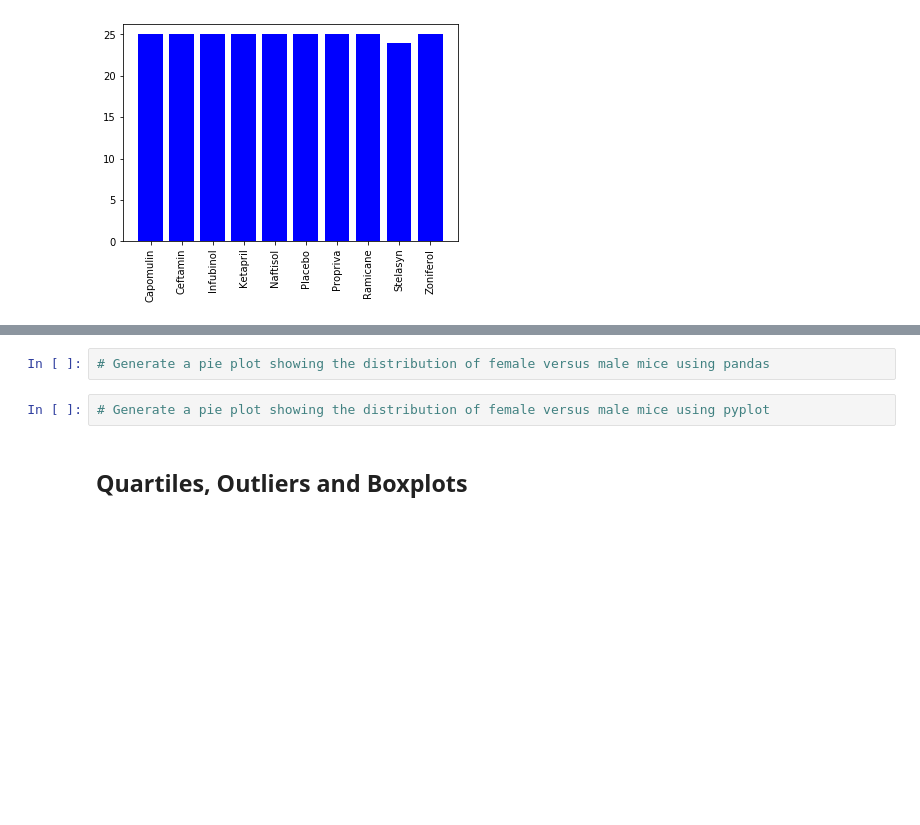
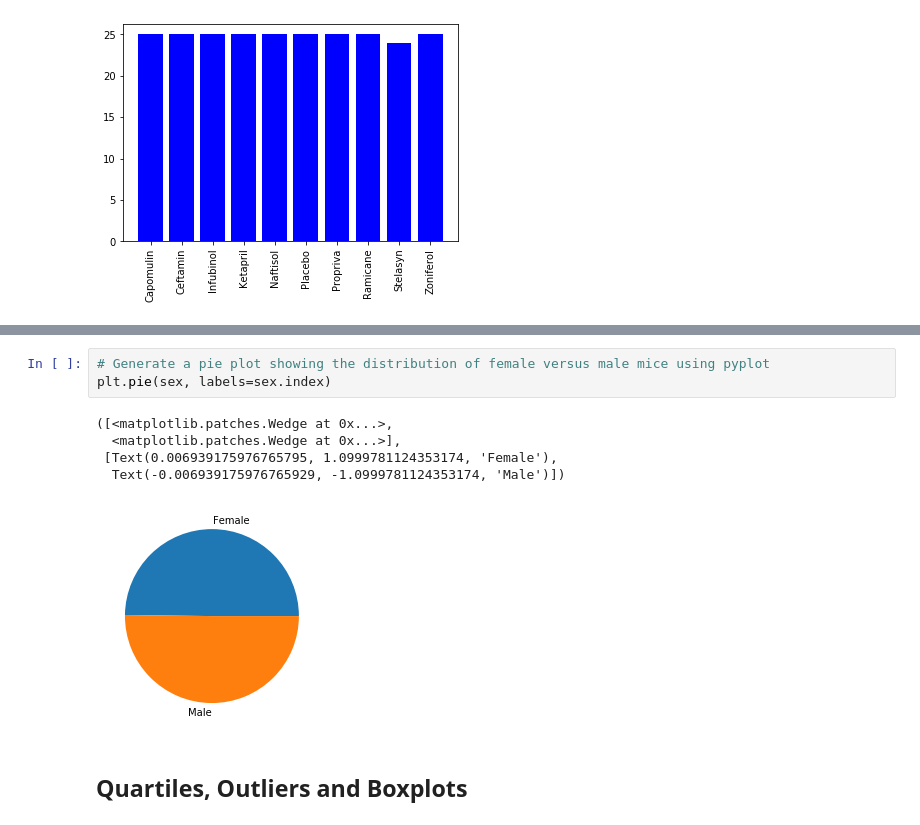
Before and after one commit to mbustillos329/matplotlib-homework, a Jupyter notebook: Pymaceuticals/pymaceuticals_starter.ipynb, the cells around one changed output, grey strips where cells are left out. Saved outputs shown, nothing was run; the diff lists cells and outputs as text; blank space fills up the shorter version.

```diff
--- a/Pymaceuticals/pymaceuticals_starter.ipynb
+++ b/Pymaceuticals/pymaceuticals_starter.ipynb
@@ -191,6 +199,11 @@ Index(['Capomulin', 'Ceftamin', 'Infubinol', 'Ketapril', 'Naftisol', 'Placebo',
 # %%
-# Generate a pie plot showing the distribution of female versus male mice using pandas
+# Generate a pie plot showing the distribution of female versus male mice using pyplot
+plt.pie(sex, labels=sex.index)
+# %% [output]
+([<matplotlib.patches.Wedge at 0x...>,
+  <matplotlib.patches.Wedge at 0x...>],
+ [Text(0.006939175976765795, 1.0999781124353174, 'Female'),
+  Text(-0.006939175976765929, -1.0999781124353174, 'Male')])
+[figure, added]
-# %%
-# Generate a pie plot showing the distribution of female versus male mice using pyplot
 # %% [markdown]
 ## Quartiles, Outliers and Boxplots
```
Also changed, not shown: parts of 7 cells of this notebook, 2 other files.
